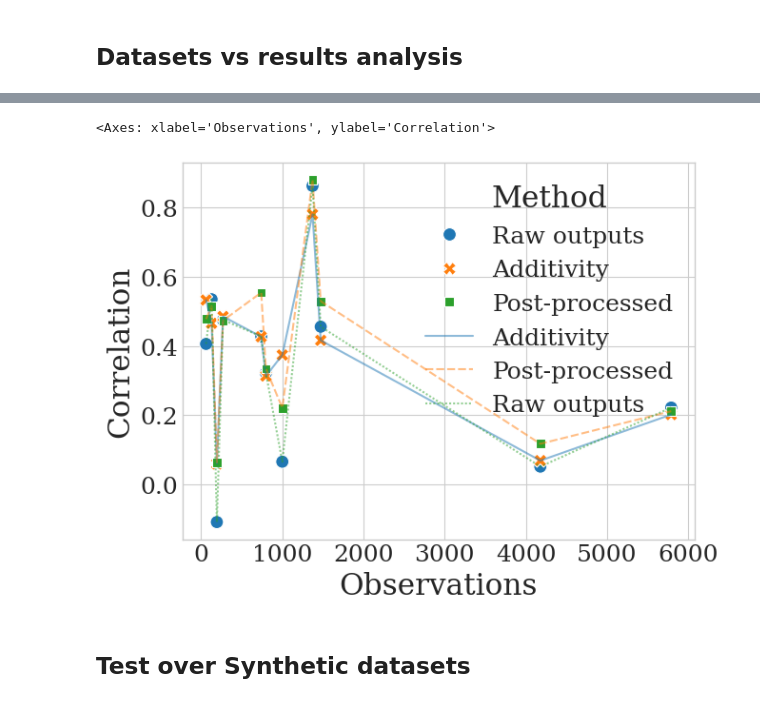
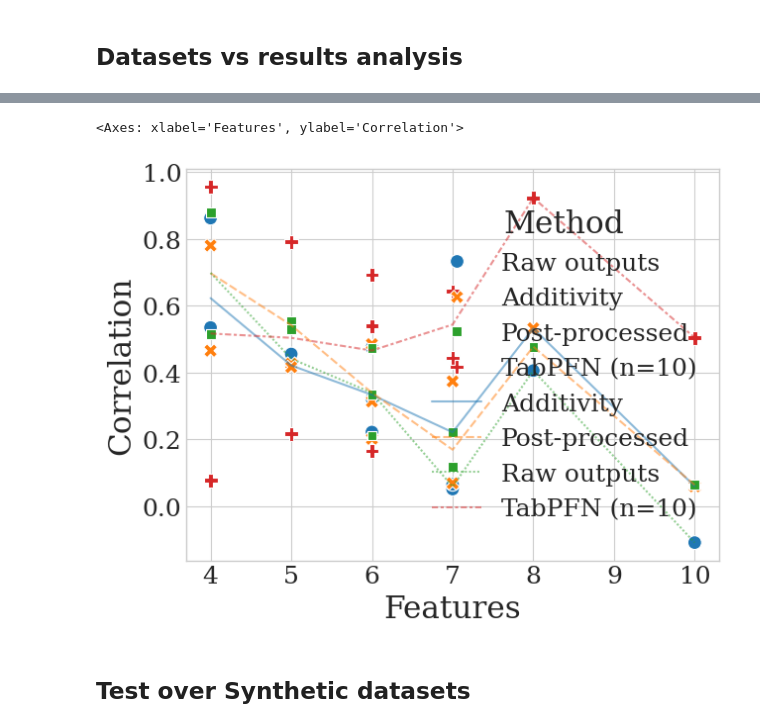
Before and after one commit to joaopfonseca/ExplainerPFN, a Jupyter notebook: notebooks/10-ablations.ipynb, the cells around one changed output, grey strips where cells are left out. Drawn from its saved outputs; the diff is of its cells as text; code cells hidden in the pictures.

Commit message:
MNT visualization formatting

```diff
--- a/notebooks/10-ablations.ipynb
+++ b/notebooks/10-ablations.ipynb
@@ -140,7 +140,7 @@ df_mse_mlp, df_corr_mlp, df_jaccard_mlp = get_results_tables(results_mlp)
 def result_formatting(df):
     df = (
         df
-        .drop(index=["mlp", "rfr", "tabpfn"])
+        .drop(index=["mlp", "rfr"])
         .reset_index()
         .drop(columns=["Method"])
         .rename(columns={"Samples": "Method"})
@@ -148,26 +148,28 @@ def result_formatting(df):
         .drop("shap")
         .T
         .rename(columns={
+            10: "TabPFN (n=10)",
             "explainerpfn": "Raw outputs",
             "additive": "Additivity",
             "statistical+additive": "Post-processed",
         })
+        .drop(columns=[2, 4, 6, 8])
         .copy()
     )
     df.columns.name = None
     return df
 # %%
-x_var = "Observations"
+x_var = "Features"
 
 df_ = result_formatting(df_corr_mlp).join(summary[["Features", "Observations"]])
 df_ = df_.sort_values(by="Features").melt(id_vars=["Features", "Observations"], var_name="Method", value_name="Correlation")
 ax = sns.scatterplot(data=df_, x=x_var, y="Correlation", hue="Method", style="Method", s=100)
 
 df2_ = df_.groupby([x_var, "Method"]).mean().reset_index()
 sns.lineplot(data=df2_, x=x_var, y="Correlation", hue="Method", style="Method", alpha=0.5, ax=ax)
 # %% [output]
-<Axes: xlabel='Observations', ylabel='Correlation'>
+<Axes: xlabel='Features', ylabel='Correlation'>
-[figure, old version]
+[figure, new version]
 # %% [markdown]
 ## Test over Synthetic datasets
 # %%
```
Also changed, not shown: parts of 2 cells of this notebook.
